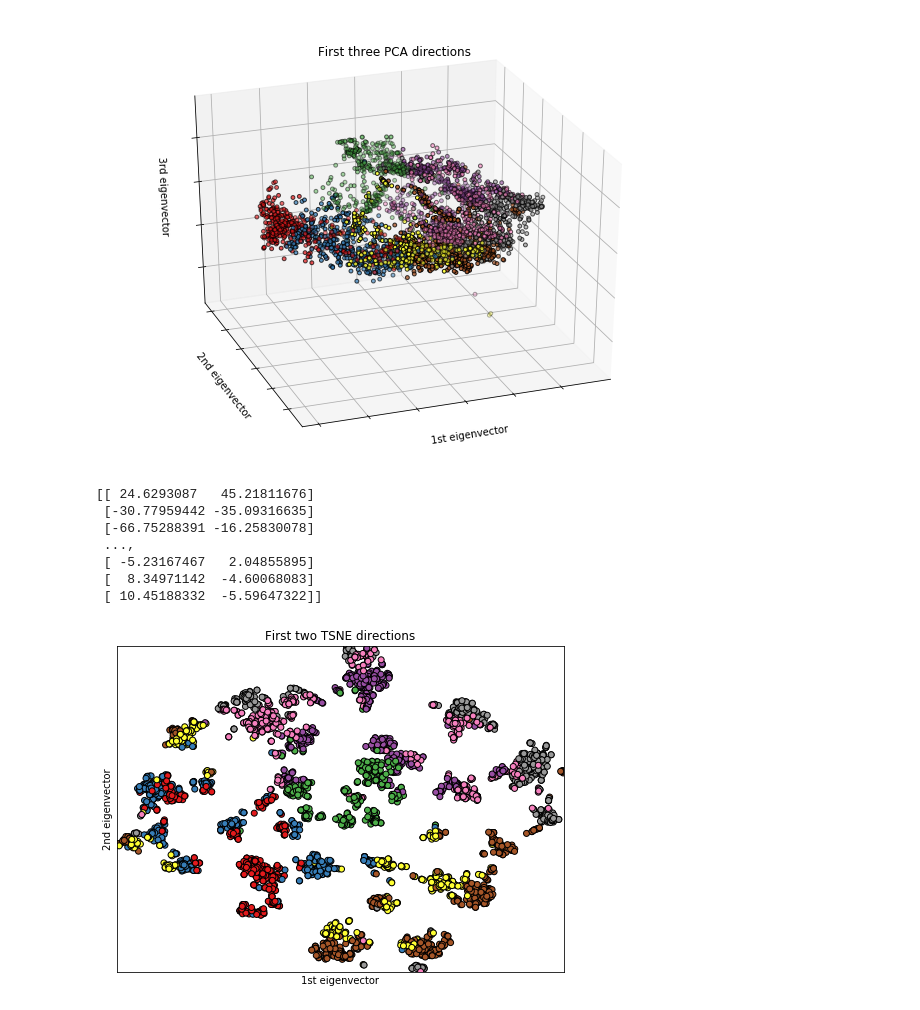
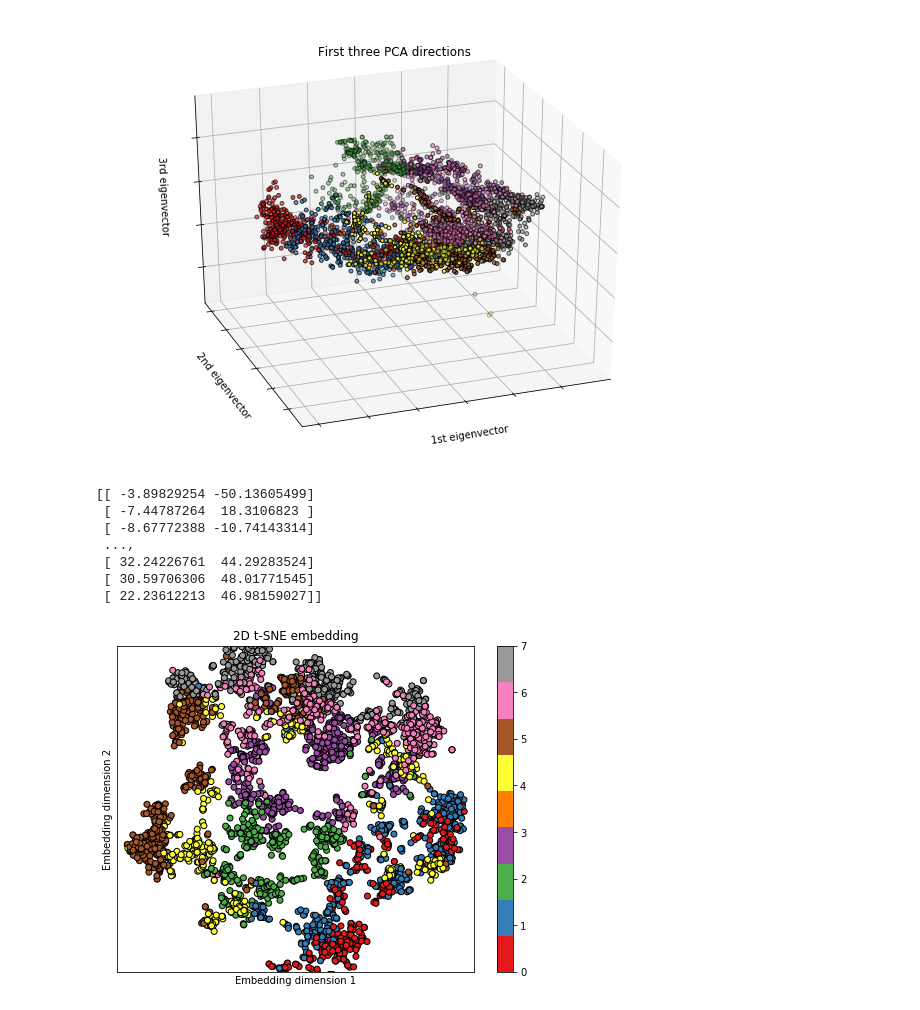
Before and after one commit to paulvercoustre/Beacon-Classifier, a Jupyter notebook: src/scripts/exploration.ipynb, the cells around one changed output. Saved outputs shown, nothing was run; the diff lists cells and outputs as text; code cells hidden in the pictures.

```diff
--- a/src/scripts/exploration.ipynb
+++ b/src/scripts/exploration.ipynb
@@ -83,33 +109,34 @@ plt.show()
 # %%
 from sklearn.manifold import TSNE
 
-X_tsne = TSNE(n_components=2).fit_transform(X_std)
-print(X_tsne)
+X_embedded = TSNE(n_components=3, n_iter=5000, perplexity=40).fit_transform(X)
+print(X_embedded)
 # %% [output]
-[[ 24.6293087   45.21811676]
- [-30.77959442 -35.09316635]
- [-66.75288391 -16.25830078]
+[[ -3.89829254 -50.13605499]
+ [ -7.44787264  18.3106823 ]
+ [ -8.67772388 -10.74143314]
  ...,
- [ -5.23167467   2.04855895]
- [  8.34971142  -4.60068083]
- [ 10.45188332  -5.59647322]]
+ [ 32.24226761  44.29283524]
+ [ 30.59706306  48.01771545]
+ [ 22.23612213  46.98159027]]
 # %%
-x_min, x_max = X_tsne[:, 0].min() - .5, X_tsne[:, 0].max() + .5
-y_min, y_max = X_tsne[:, 1].min() - .5, X_tsne[:, 1].max() + .5
+x_min, x_max = X_embedded[:, 0].min() - 1, X_embedded[:, 0].max() + 1
+y_min, y_max = X_embedded[:, 1].min() - 1, X_embedded[:, 1].max() + 1
 
 plt.figure(2, figsize=(8, 6))
 plt.clf()
 
 # Plot the training points
-plt.scatter(X_tsne[:, 0], X_tsne[:, 1], c=y, cmap=plt.cm.Set1, edgecolor='k')
-plt.xlabel('1st eigenvector')
-plt.ylabel('2nd eigenvector')
-plt.title("First two TSNE directions")
+plt.scatter(X_embedded[:, 0], X_embedded[:, 2], c=y, cmap=plt.cm.Set1, edgecolor='k', label='color')
+plt.xlabel('Embedding dimension 1')
+plt.ylabel('Embedding dimension 2')
+plt.title('2D t-SNE embedding')
 
 plt.xlim(x_min, x_max)
 plt.ylim(y_min, y_max)
 plt.xticks(())
 plt.yticks(())
+plt.colorbar()
 plt.show()
 # %% [output]
-[figure, old version]
+[figure, new version]
```
Also changed, not shown: parts of 6 cells of this notebook, 10 other files.
